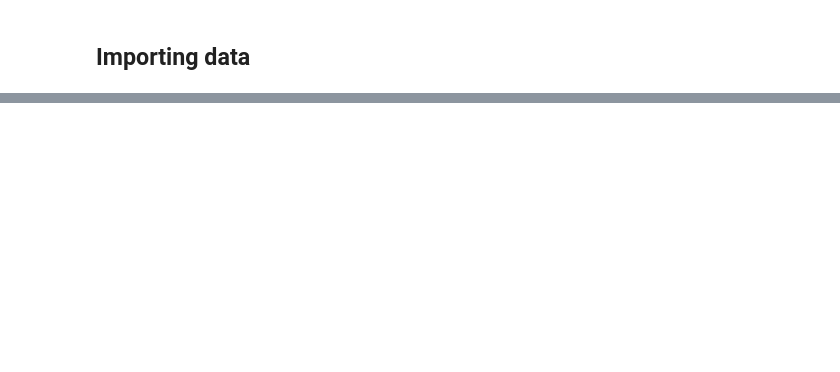
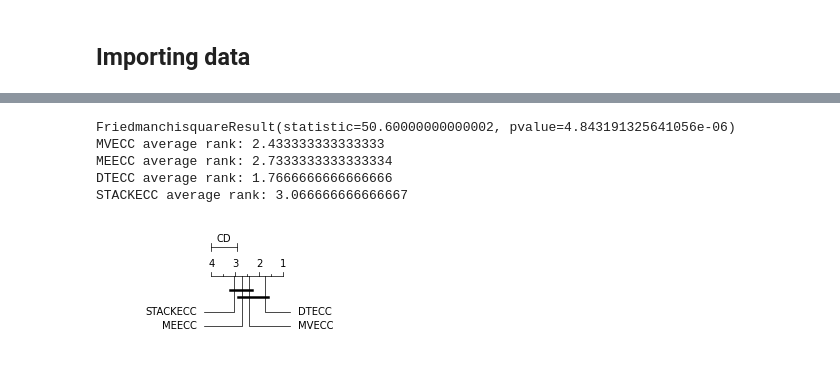
Before and after one commit to vfrocha/ddtecc, a Jupyter notebook: report.ipynb, the cells around one changed output, grey strips where cells are left out. Drawn from its saved outputs; the diff is of its cells as text; code cells hidden in the pictures; blank space fills up the shorter version.

```diff
--- a/report.ipynb
+++ b/report.ipynb
@@ -188,0 +138,6 @@ create_metric_table('SubsetAccuracy', 'SAC_Rank')
+# %%
+df = pd.read_csv('/content/drive/MyDrive/Mestrado/DTECCMASK/phi search/ACC/resultsACCE.csv').fillna(0)
+df.arffFilename = df.arffFilename.apply(pretty_arffname)
+df = df[ df.arffFilename.isin(datasets) ]
+df.Learner = df.Learner.map({'EnsembleOfClassifierChainsStack': 'STACKECC', 'EnsembleOfClassifierChainsDT': 'DTECC','EnsembleOfClassifierChainsMV': 'MVECC', 'EnsembleOfClassifierChainsME': 'MEECC'})
+df.drop(columns=['AverageMAE', 'AveragePrecision', 'AverageRMSE', 'Coverage', 'ErrorSetSize', 'LogLoss', 'MeanAveragePrecision', 'MeanSquaredError', 'MicroAUC', 'OneError', 'RankingLoss', 'RootMeanSquaredError'], inplace=True)
@@ -188,0 +286,9 @@ create_metric_table('SubsetAccuracy', 'SAC_Rank')
+# %%
+friedman_nemeyi_test(df_acc, 'ExampleBasedAccuracy')
+# %% [output]
+FriedmanchisquareResult(statistic=50.60000000000002, pvalue=4.843191325641056e-06)
+MVECC average rank: 2.433333333333333
+MEECC average rank: 2.7333333333333334
+DTECC average rank: 1.7666666666666666
+STACKECC average rank: 3.066666666666667
+[figure, added]
```
Also changed, not shown: parts of 57 cells of this notebook, 6 other files.
